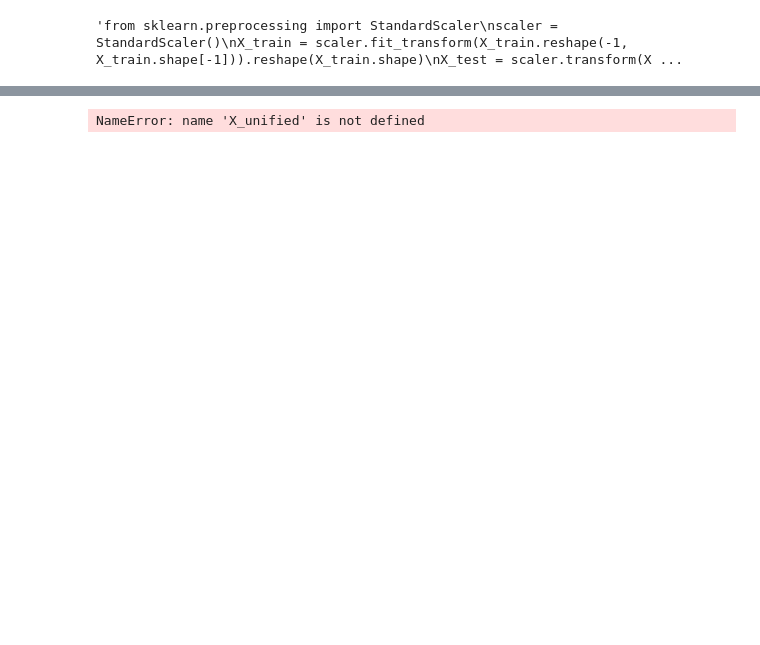
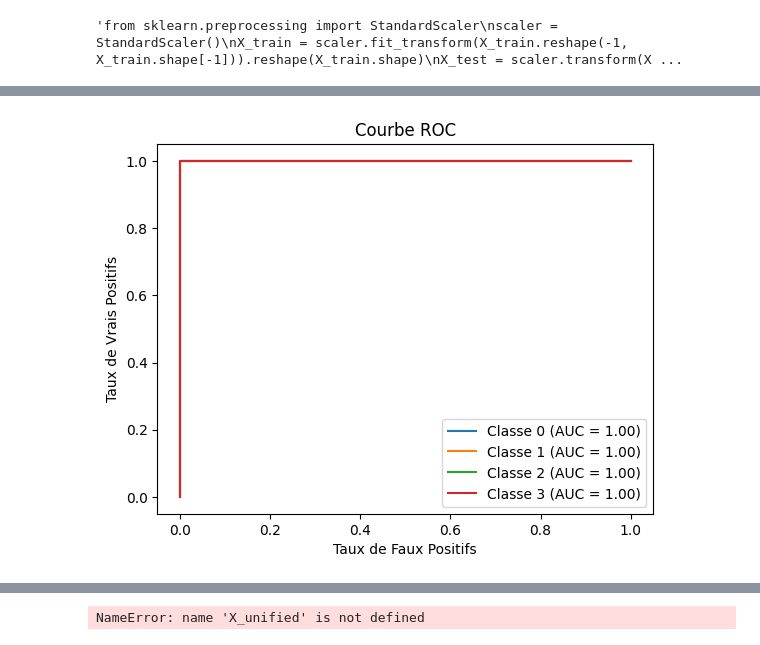
Before and after one commit to amiraydin/Paris8M2, a Jupyter notebook: Projet_ATC.ipynb, the cells around one changed output, grey strips where cells are left out. Drawn from its saved outputs; the diff is of its cells as text; code cells hidden in the pictures; blank space fills up the shorter version.

```diff
--- a/Projet_ATC.ipynb
+++ b/Projet_ATC.ipynb
@@ -1249,0 +1543,23 @@ weighted avg       1.00      1.00      1.00       688
+# %%
+from sklearn.metrics import roc_curve, auc
+import matplotlib.pyplot as plt
+
+y_prob = model_unified.predict(X_test)  # Probabilités des prédictions
+n_classes = len(np.unique(y_test))
+
+# Binariser les labels pour ROC-AUC
+from sklearn.preprocessing import label_binarize
+y_test_bin = label_binarize(y_test, classes=np.arange(n_classes))
+
+# Calcul des courbes ROC
+for i in range(n_classes):
+    fpr, tpr, _ = roc_curve(y_test_bin[:, i], y_prob[:, i])
+    roc_auc = auc(fpr, tpr)
+    plt.plot(fpr, tpr, label=f"Classe {i} (AUC = {roc_auc:.2f})")
+
+plt.xlabel("Taux de Faux Positifs")
+plt.ylabel("Taux de Vrais Positifs")
+plt.title("Courbe ROC")
+plt.legend()
+plt.show()
+# %% [output]
@@ -1249,0 +1567 @@ weighted avg       1.00      1.00      1.00       688
+[figure, added]
```
Also changed, not shown: parts of 79 cells of this notebook.
